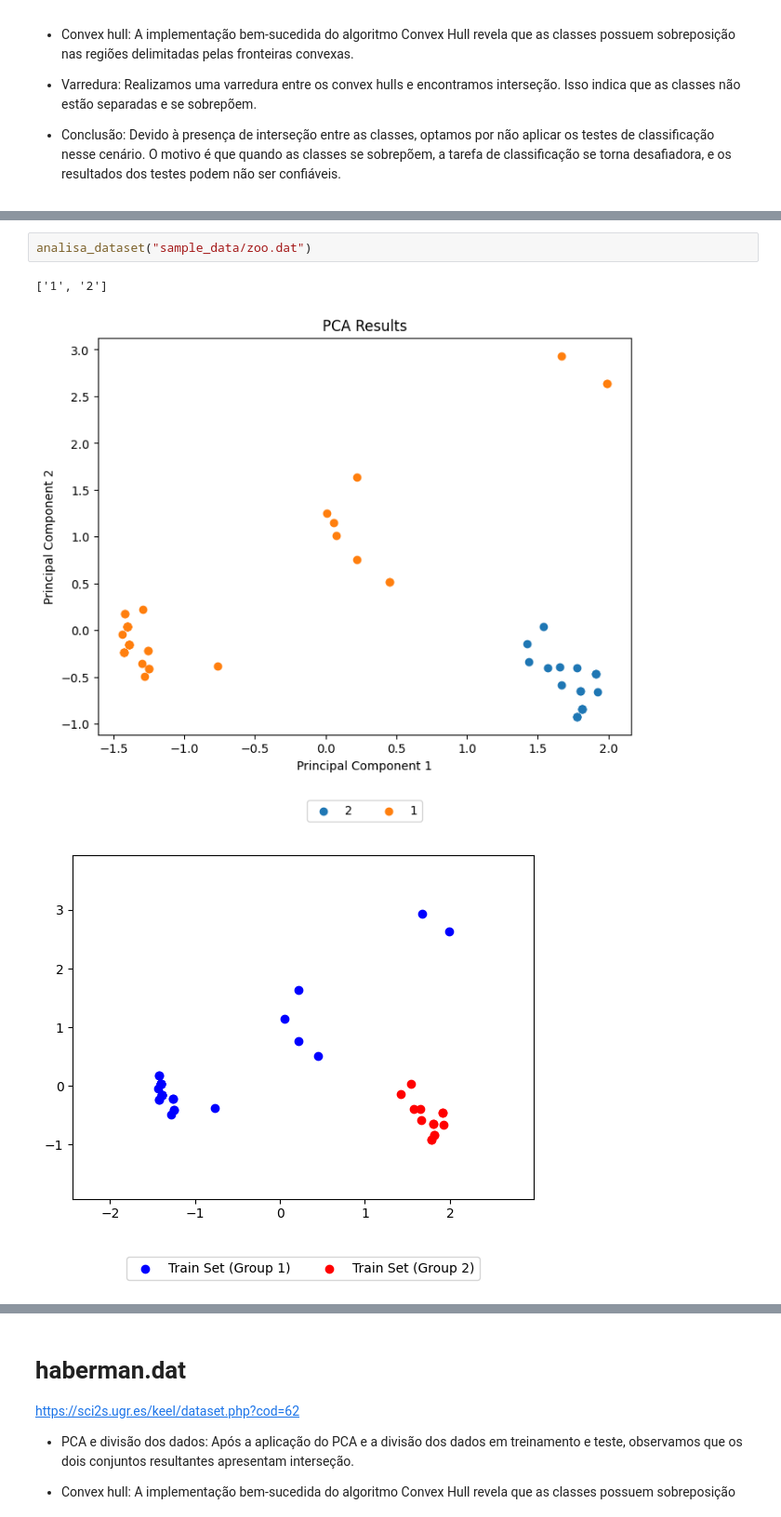
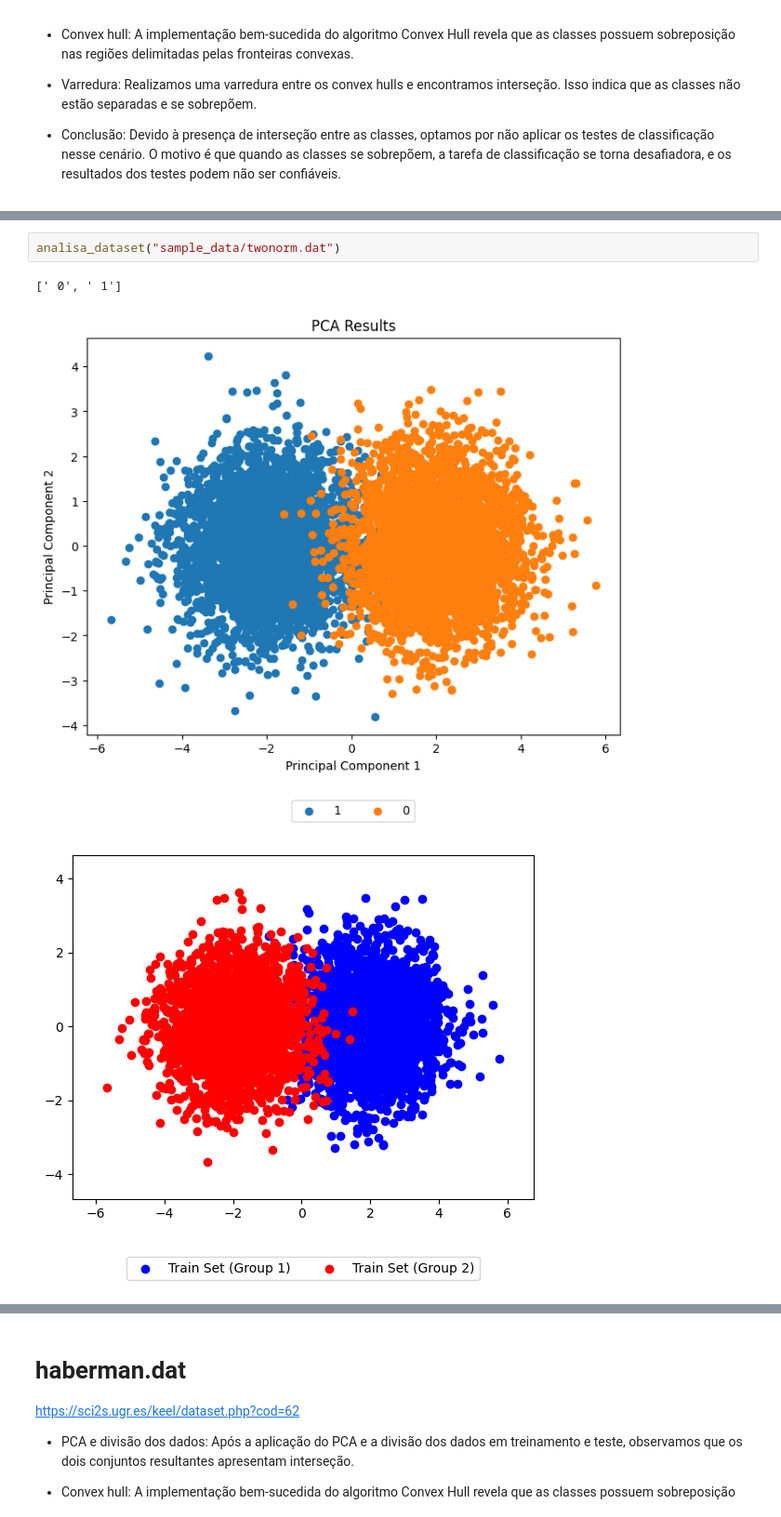
Before and after one commit to LeoOMaia/ALG-2, a Jupyter notebook: AlgoritmosII.ipynb, the cells around one changed output, grey strips where cells are left out. Shown at 93% size. Saved outputs shown, nothing was run; the diff lists cells and outputs as text.

```diff
--- a/AlgoritmosII.ipynb
+++ b/AlgoritmosII.ipynb
@@ -758,6 +785,6 @@ https://sci2s.ugr.es/keel/dataset.php?cod=69
 # %%
-analisa_dataset("sample_data/zoo.dat")
+analisa_dataset("sample_data/twonorm.dat")
 # %% [output]
-['1', '2']
+[' 0', ' 1']
-[figure, old version]
+[figure, new version]
-[figure, old version]
+[figure, new version]
```
Also changed, not shown: parts of 15 cells of this notebook, 4 other files.
